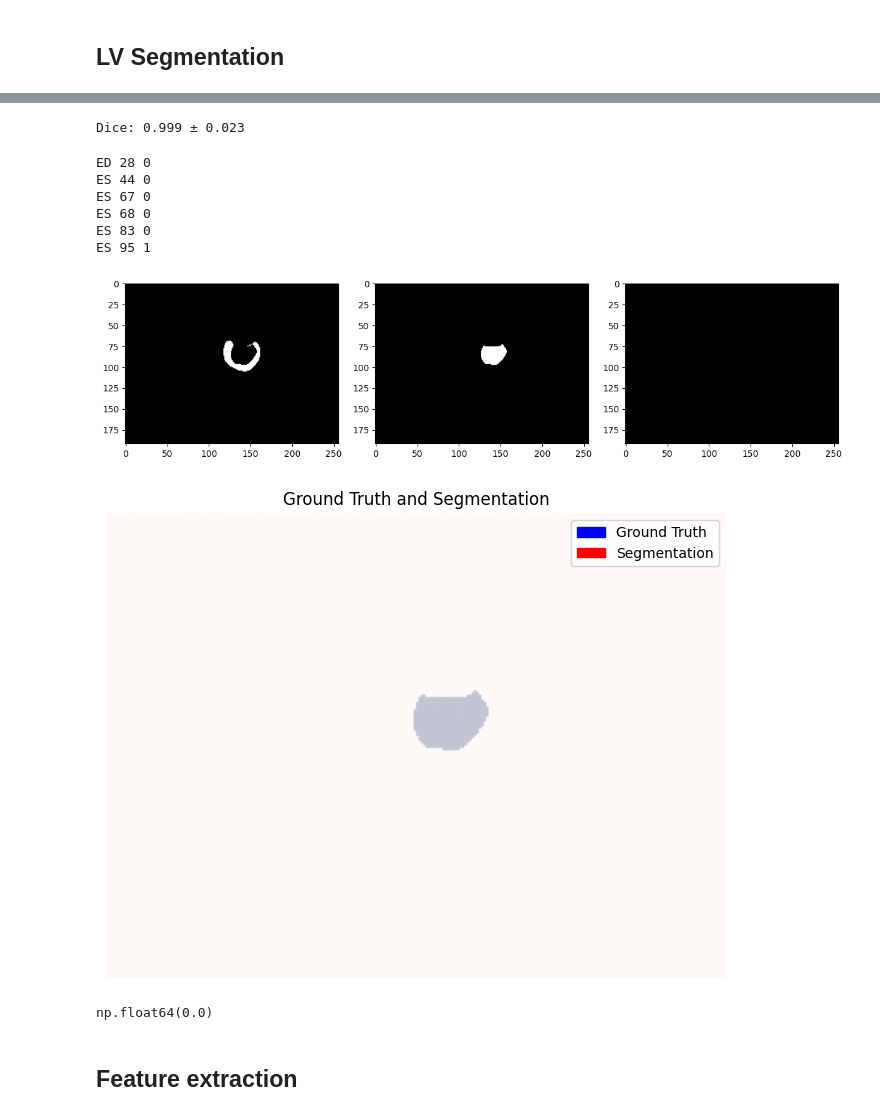
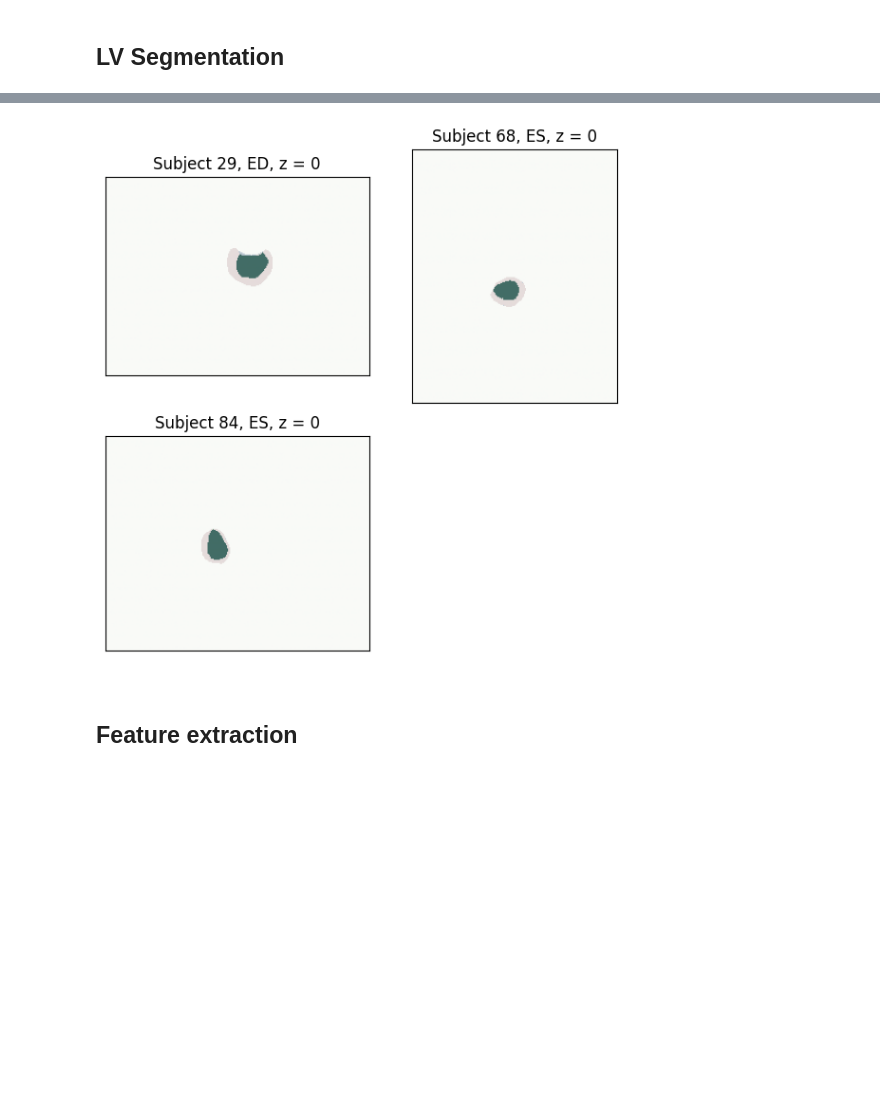
Before and after one commit to Vinschers/telecom-paris, a Jupyter notebook: image/im05-image-learning/project/project.ipynb, the cells around one changed output, grey strips where cells are left out. Cells and saved outputs as stored; diff of their text form; code cells hidden in the pictures; blank space fills up the shorter version.

```diff
--- a/image/im05-image-learning/project/project.ipynb
+++ b/image/im05-image-learning/project/project.ipynb
@@ -254,5 +263,5 @@ True
 # %%
-z = np.array([nii.header.get_zooms()[2] for nii in niis_ed])
+z = np.array([subjects[i].ed.nii.header.get_zooms()[2] for i in range(100)])
 
 plt.hist(z)
 plt.show()
@@ -407,6 +423,4 @@ def naive_lv_seg(myo, closing=True):
 
     return seg
-# %%
-subjects = [read_subject(i)[1] for i in range(1, 101)]
 # %%
 dices = []
@@ -436,47 +446,37 @@ dices = np.array(dices)
-# %%
-print(f"Dice: {dices.mean():.3f} ± {dices.std():.3f}")
-# %% [output]
-Dice: 0.999 ± 0.023
 # %%
-for j in [28, 44, 67, 68, 83, 95]:
-    ed, ed_seg, es, es_seg = subjects[j]
+fig, ax = plt.subplots(2, 2, figsize=(6, 6))
 
-    ed_lv = naive_lv_seg(ed_seg == 2)
-    es_lv = naive_lv_seg(es_seg == 2)
+for k, (subject_id, moment) in enumerate(bad_segs):
+    ed, ed_seg, es, es_seg = subjects[subject_id]
+    subject_id += 1 # from [0, 99] to [1, 100]
 
-    for i in range(ed.shape[2]):
-        if dice(ed_seg[..., i] == 3, ed_lv[..., i], False) < 1:
-            print("ED", j, i)
-        if dice(es_seg[..., i] == 3, es_lv[..., i], False) < 1:
-            print("ES", j, i)
+    if moment == "ed":
+        gt_seg = ed_seg
+    else:
+        gt_seg = es_seg
+
+    for z in range(gt_seg.shape[2]):
+        seg = lv_seg(gt_seg[..., z] == 2)
+        if dice(gt_seg[..., z] == 3, seg) < 1:
+            break
+
+    myo = gt_seg[..., z] == 2
+    gt = gt_seg[..., z] == 3
+
+    ax[k // 2, k % 2].imshow(myo, cmap='Reds', alpha=0.5)
+    ax[k // 2, k % 2].imshow(seg, cmap='Blues', alpha=0.5)
+    ax[k // 2, k % 2].imshow(gt, cmap='Greens', alpha=0.5)
+    ax[k // 2, k % 2].set_title(f"Subject {subject_id}, {moment.upper()}, {z = }")
+
+    ax[k // 2, k % 2].set_xticks([])
+    ax[k // 2, k % 2].set_yticks([])
+
+ax[1, 1].axis('off')
+
+plt.tight_layout()
+plt.show()
 # %% [output]
-ED 28 0
-ES 44 0
-ES 67 0
-ES 68 0
-ES 83 0
-ES 95 1
+[figure, added]
-# %%
-j = 28
-i = 0
-
-_, ed_seg, _, es_seg = subjects[j]
-seg = naive_lv_seg(ed_seg == 2)
-
-fig, ax = plt.subplots(1, 3, figsize=(12, 6))
-
-ax[0].imshow(ed_seg[..., i] == 2, cmap="gray")
-ax[1].imshow(ed_seg[..., i] == 3, cmap="gray")
-ax[2].imshow(seg[..., i], cmap="gray")
-
-plt.tight_layout()
-plt.show()
-
-dice(ed_seg[..., i] == 3, seg[..., i], True)
-# %% [output]
-[figure, removed]
-[figure, removed]
-np.float64(0.0)
 # %% [markdown]
 ## Feature extraction
 # %% [markdown]
```
Also changed, not shown: parts of 25 cells of this notebook, 9 other files.
